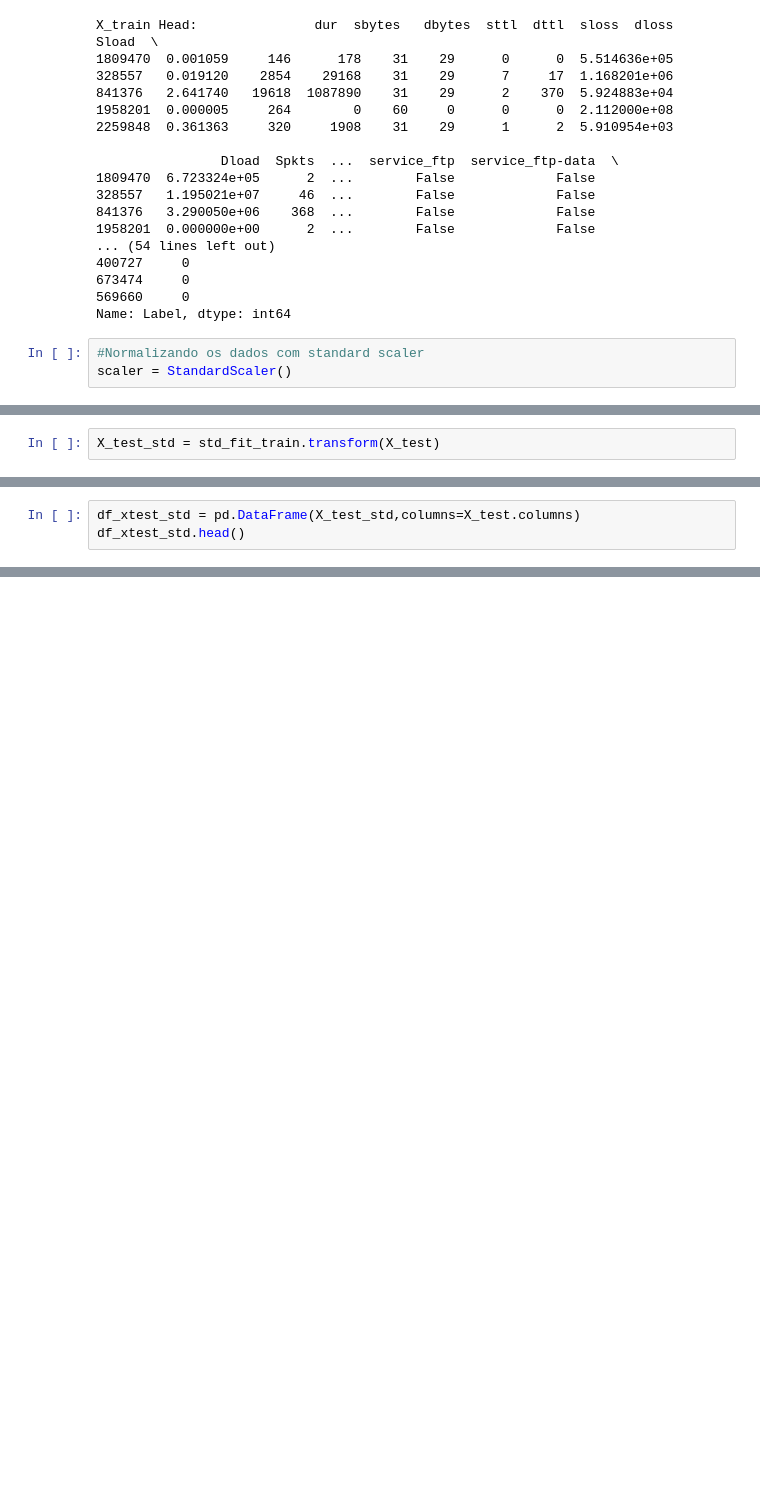
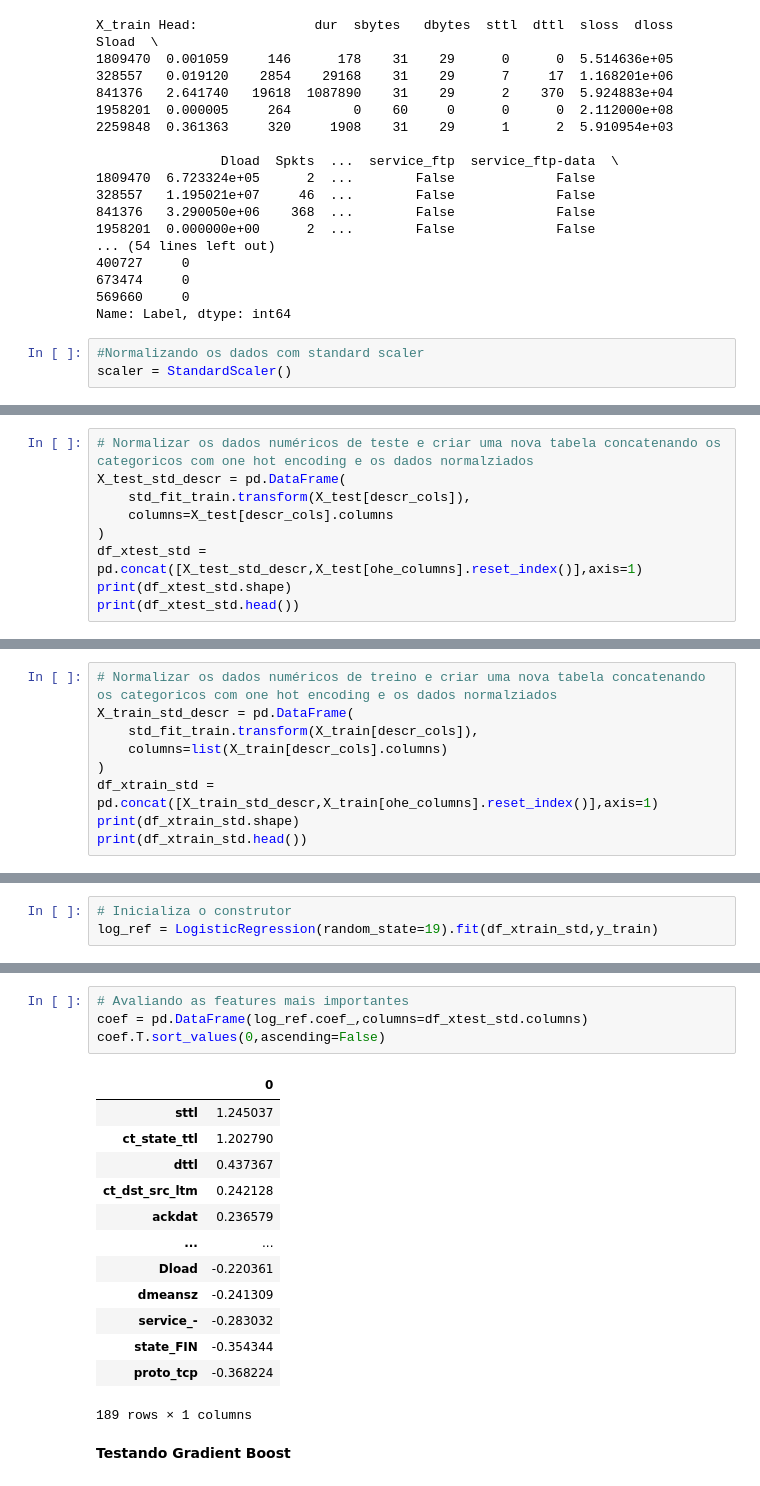
Before and after one commit to bgvg/especializacao-cienciadados-ufmg, a Jupyter notebook: atividade_2.ipynb, the cells around one changed output, grey strips where cells are left out. Saved outputs shown, nothing was run; the diff lists cells and outputs as text; blank space fills up the shorter version.

```diff
--- a/atividade_2.ipynb
+++ b/atividade_2.ipynb
@@ -565,3 +633,10 @@ std_fit_train = scaler.fit(
 )
 # %%
-X_test_std = std_fit_train.transform(X_test)
+# Normalizar os dados numéricos de teste e criar uma nova tabela concatenando os categoricos com one hot encoding e os dados normalziados
+X_test_std_descr = pd.DataFrame(
+    std_fit_train.transform(X_test[descr_cols]),
+    columns=X_test[descr_cols].columns
+)
+df_xtest_std = pd.concat([X_test_std_descr,X_test[ohe_columns].reset_index()],axis=1)
+print(df_xtest_std.shape)
+print(df_xtest_std.head())
@@ -570,3 +660,0 @@ X_train_std = std_fit_train.transform(X_train)
-# %%
-df_xtest_std = pd.DataFrame(X_test_std,columns=X_test.columns)
-df_xtest_std.head()
@@ -591,0 +665,9 @@ df_xtrain_std.head()
+# %%
+# Normalizar os dados numéricos de treino e criar uma nova tabela concatenando os categoricos com one hot encoding e os dados normalziados
+X_train_std_descr = pd.DataFrame(
+    std_fit_train.transform(X_train[descr_cols]),
+    columns=list(X_train[descr_cols].columns)
+)
+df_xtrain_std = pd.concat([X_train_std_descr,X_train[ohe_columns].reset_index()],axis=1)
+print(df_xtrain_std.shape)
+print(df_xtrain_std.head())
@@ -591,0 +694,3 @@ df_xtrain_std.head()
+# %%
+# Inicializa o construtor
+log_ref = LogisticRegression(random_state=19).fit(df_xtrain_std,y_train)
@@ -591,0 +732,20 @@ df_xtrain_std.head()
+# %%
+# Avaliando as features mais importantes
+coef = pd.DataFrame(log_ref.coef_,columns=df_xtest_std.columns)
+coef.T.sort_values(0,ascending=False)
+# %% [output]
+|  | 0 |
+| sttl | 1.245037 |
+| ct_state_ttl | 1.202790 |
+| dttl | 0.437367 |
+| ct_dst_src_ltm | 0.242128 |
+| ackdat | 0.236579 |
+| ... | ... |
+| Dload | -0.220361 |
+| dmeansz | -0.241309 |
+| service_- | -0.283032 |
+| state_FIN | -0.354344 |
+| proto_tcp | -0.368224 |
+189 rows × 1 columns
+# %% [markdown]
+**Testando Gradient Boost**
```
Also changed, not shown: parts of 65 cells of this notebook.
